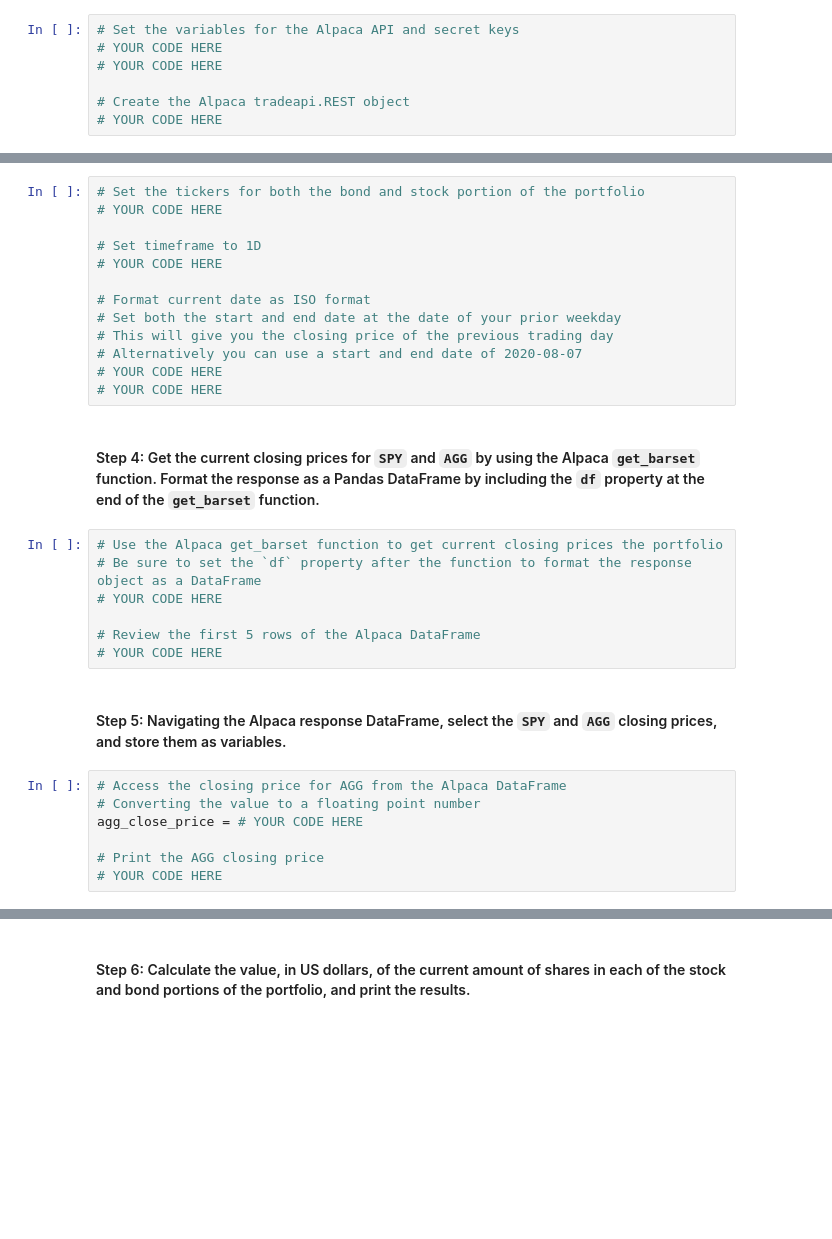
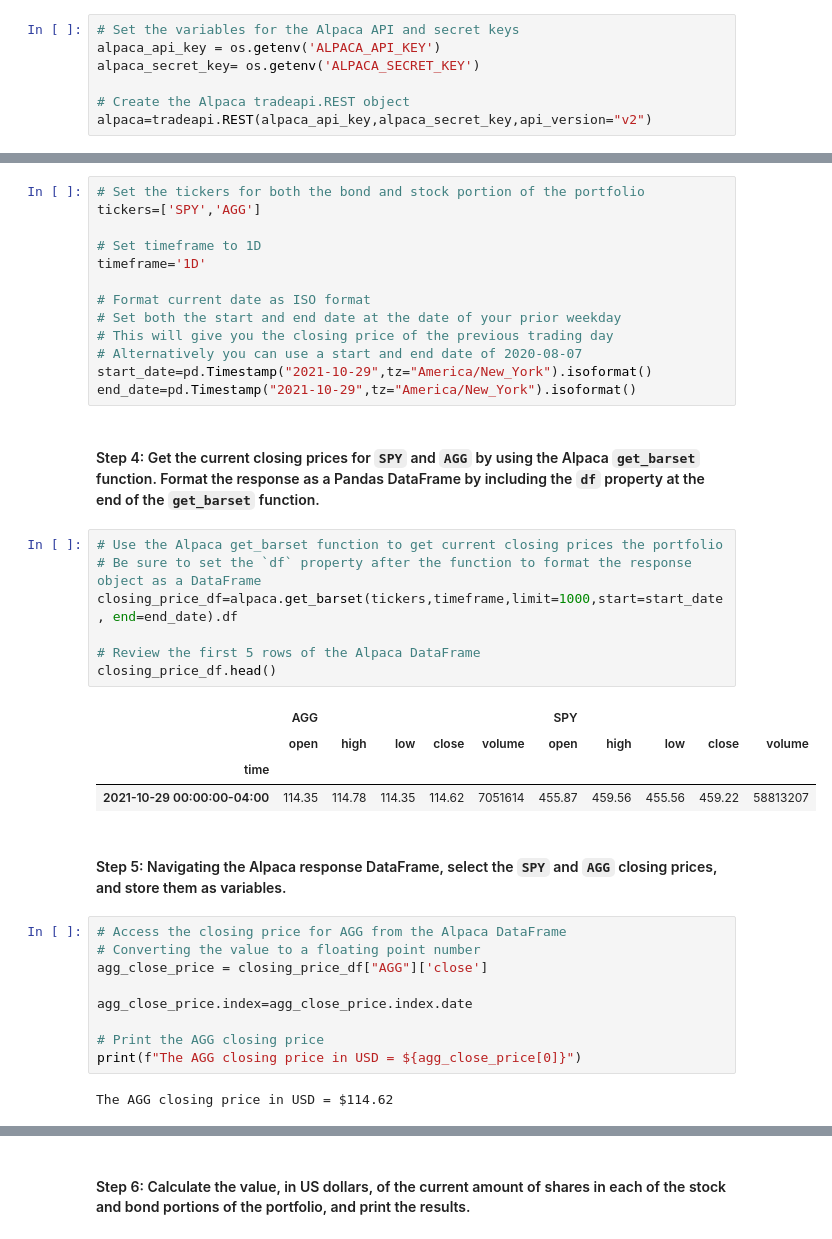
Before and after one commit to Aheesh/fin_planner, a Jupyter notebook: financial_planning_tools.ipynb, the cells around one changed output, grey strips where cells are left out. Drawn from its saved outputs; the diff is of its cells as text; blank space fills up the shorter version.

```diff
--- a/financial_planning_tools.ipynb
+++ b/financial_planning_tools.ipynb
@@ -197,11 +197,11 @@ agg_shares = 200
 #### Step 2: Set the variables for the Alpaca API and secret keys. Using the Alpaca SDK, create the Alpaca `tradeapi.REST` object. In this object, include the parameters for the Alpaca API key, the secret key, and the version number.
 # %%
 # Set the variables for the Alpaca API and secret keys
-# YOUR CODE HERE
-# YOUR CODE HERE
+alpaca_api_key = os.getenv('ALPACA_API_KEY')
+alpaca_secret_key= os.getenv('ALPACA_SECRET_KEY')
 
 # Create the Alpaca tradeapi.REST object
-# YOUR CODE HERE
+alpaca=tradeapi.REST(alpaca_api_key,alpaca_secret_key,api_version="v2")
 # %% [markdown]
 #### Step 3: Set the following parameters for the Alpaca API call:
 
@@ -212,35 +212,44 @@ agg_shares = 200
 - `start_date` and `end_date`: Use the same date for these parameters, and format them with the date of the previous weekday (or `2020-08-07`). This is because you want the one closing price for the most-recent trading day.
 # %%
 # Set the tickers for both the bond and stock portion of the portfolio
-# YOUR CODE HERE
+tickers=['SPY','AGG']
 
 # Set timeframe to 1D
-# YOUR CODE HERE
+timeframe='1D'
 
 # Format current date as ISO format
 # Set both the start and end date at the date of your prior weekday
 # This will give you the closing price of the previous trading day
 # Alternatively you can use a start and end date of 2020-08-07
-# YOUR CODE HERE
-# YOUR CODE HERE
+start_date=pd.Timestamp("2021-10-29",tz="America/New_York").isoformat()
+end_date=pd.Timestamp("2021-10-29",tz="America/New_York").isoformat()
 # %% [markdown]
 #### Step 4: Get the current closing prices for `SPY` and `AGG` by using the Alpaca `get_barset` function. Format the response as a Pandas DataFrame by including the `df` property at the end of the `get_barset` function.
 # %%
 # Use the Alpaca get_barset function to get current closing prices the portfolio
 # Be sure to set the `df` property after the function to format the response object as a DataFrame
-# YOUR CODE HERE
+closing_price_df=alpaca.get_barset(tickers,timeframe,limit=1000,start=start_date, end=end_date).df
 
 # Review the first 5 rows of the Alpaca DataFrame
-# YOUR CODE HERE
+closing_price_df.head()
+# %% [output]
+|  | AGG |  |  |  |  | SPY |  |  |  |  |
+|  | open | high | low | close | volume | open | high | low | close | volume |
+| time |  |  |  |  |  |  |  |  |  |  |
+| 2021-10-29 00:00:00-04:00 | 114.35 | 114.78 | 114.35 | 114.62 | 7051614 | 455.87 | 459.56 | 455.56 | 459.22 | 58813207 |
 # %% [markdown]
 #### Step 5: Navigating the Alpaca response DataFrame, select the `SPY` and `AGG` closing prices, and store them as variables.
 # %%
 # Access the closing price for AGG from the Alpaca DataFrame
 # Converting the value to a floating point number
-agg_close_price = # YOUR CODE HERE
+agg_close_price = closing_price_df["AGG"]['close']
+
+agg_close_price.index=agg_close_price.index.date
 
 # Print the AGG closing price
-# YOUR CODE HERE
+print(f"The AGG closing price in USD = ${agg_close_price[0]}")
+# %% [output]
+The AGG closing price in USD = $114.62
 # %%
 # Access the closing price for SPY from the Alpaca DataFrame
 # Converting the value to a floating point number
```
Also changed, not shown: parts of 5 cells of this notebook.
